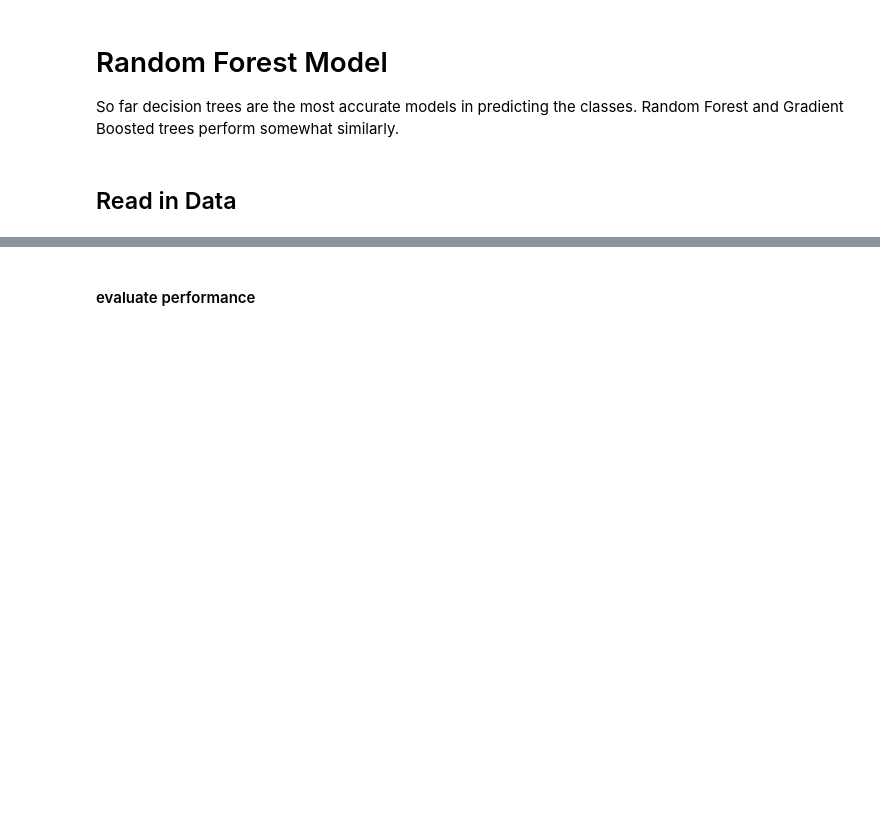
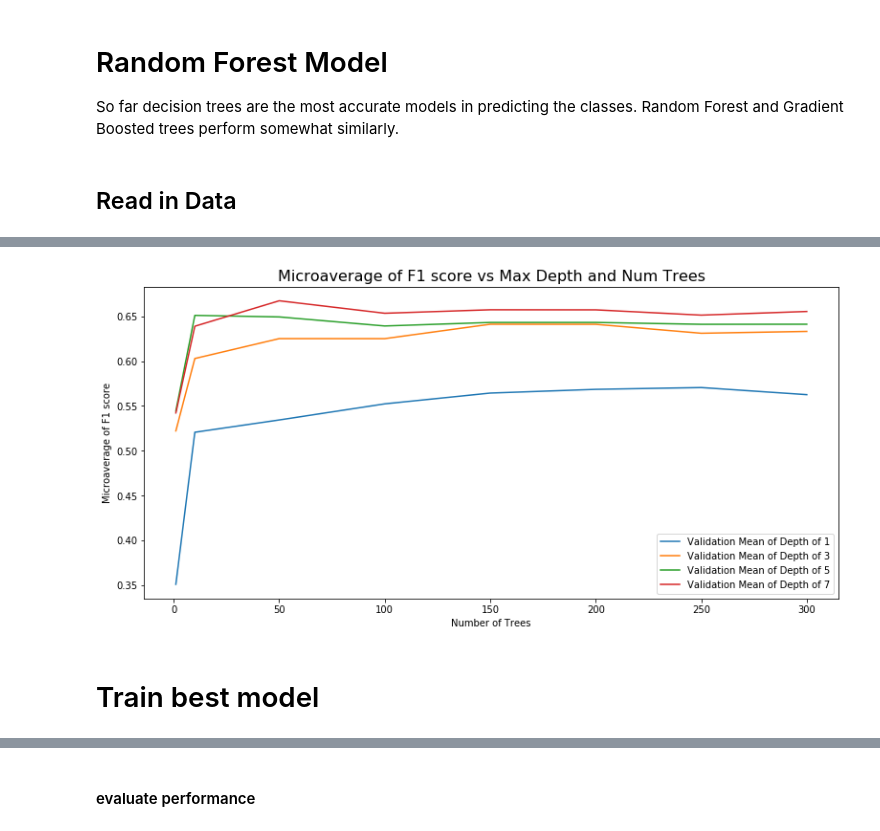
Before and after one commit to salliewalecka/Hawaii_RegimesPredictors, a Jupyter notebook: notebooks/Random_Forest.ipynb, the cells around one changed output, grey strips where cells are left out. Cells and saved outputs as stored; diff of their text form; code cells hidden in the pictures; blank space fills up the shorter version.

```diff
--- a/notebooks/Random_Forest.ipynb
+++ b/notebooks/Random_Forest.ipynb
@@ -28,3 +112,35 @@ from Notebook_helpers.modeling_helpers import *
+# %%
+plt.figure(figsize=(13, 6))
+plt.title("Microaverage of F1 score vs Max Depth and Num Trees",
+          fontsize=16)
+
+plt.xlabel("Number of Trees")
+plt.ylabel("Microaverage of F1 score")
+
+ax = plt.gca()
+# plt.xscale("log")
+# ax.set_xlim(C[0], C[-1])
+
+# Get the regular numpy array from the MaskedArray
+X_axis = np.array(results['param_n_estimators'].data, dtype=float)
+X_axis_unique = np.unique(X_axis)
+
+sample_score_mean = results['mean_test_score']
+
+train_score_mean = results['mean_train_score']
+
+plt.plot(X_axis_unique, sample_score_mean[0:8], label='Validation Mean of Depth of 1')
+plt.plot(X_axis_unique, sample_score_mean[16:24], label='Validation Mean of Depth of 3')
+plt.plot(X_axis_unique, sample_score_mean[32:40], label='Validation Mean of Depth of 5')
+plt.plot(X_axis_unique, sample_score_mean[48:56], label='Validation Mean of Depth of 7')
+
+plt.legend()
+
+plt.grid(False)
+# %% [output]
+[figure, added]
+# %% [markdown]
+# Train best model
 # %%
 df, train, val, test = load_data.load_coral_data(complete=True, CV=False, convert_to_categorical=True)
 print(train.shape)
```
Also changed, not shown: parts of 55 cells of this notebook.
